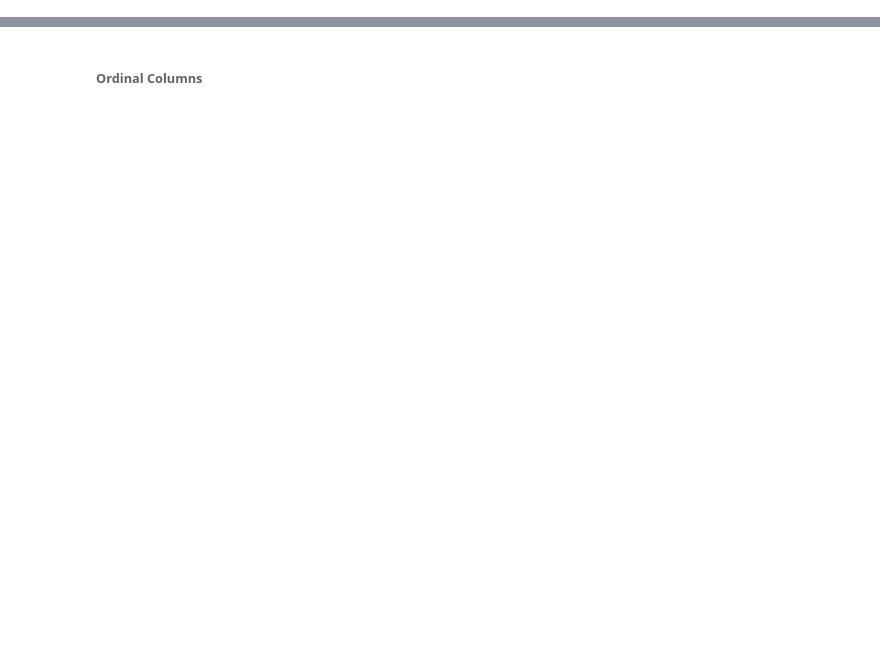
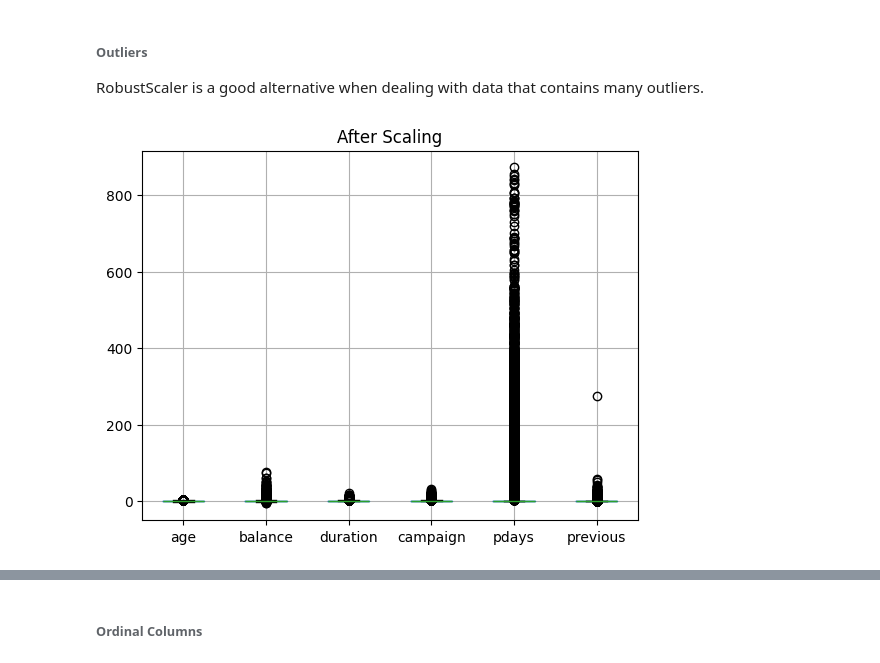
Before and after one commit to jmanwillz/ACML-Project, a Jupyter notebook: ann/data-preprocessing.ipynb, the cells around one changed output, grey strips where cells are left out. Cells and saved outputs as stored; diff of their text form; code cells hidden in the pictures; blank space fills up the shorter version.

```diff
--- a/ann/data-preprocessing.ipynb
+++ b/ann/data-preprocessing.ipynb
@@ -160,0 +369,15 @@ plt.show()
+# %% [markdown]
+###### Outliers
+
+RobustScaler is a good alternative when dealing with data that contains many outliers.
+# %%
+# Robust normalisation
+rb_scalar = RobustScaler()
+df[numerical_columns] = rb_scalar.fit_transform(df[numerical_columns])
+
+# After scaling
+df[numerical_columns].boxplot()
+plt.title("After Scaling")
+plt.show()
+# %% [output]
+[figure, added]
```
Also changed, not shown: parts of 57 cells of this notebook.
